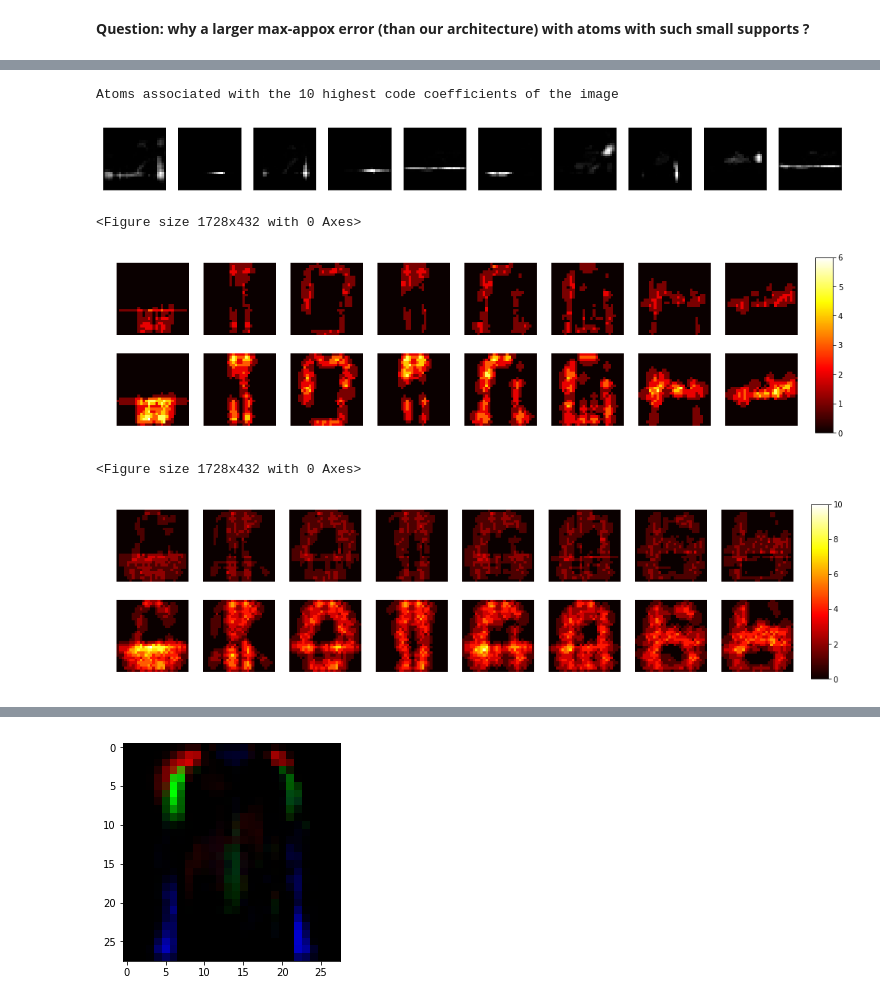
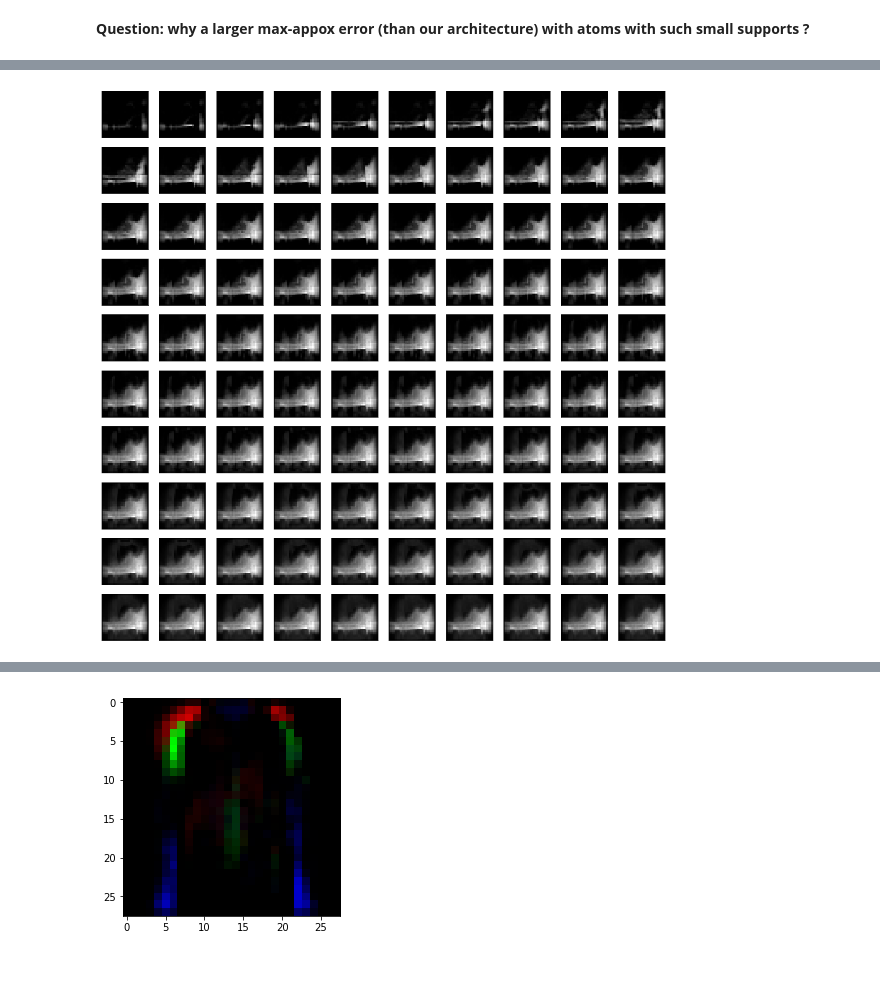
Before and after one commit to PonchonB/Mathematical_Morphologies_And_Deep_Learning, a Jupyter notebook: Notebooks/18_11_07_NNSAE_on_FashionMNIST.ipynb, the cells around one changed output, grey strips where cells are left out. Saved outputs shown, nothing was run; the diff lists cells and outputs as text; code cells hidden in the pictures; blank space fills up the shorter version.

```diff
--- a/Notebooks/18_11_07_NNSAE_on_FashionMNIST.ipynb
+++ b/Notebooks/18_11_07_NNSAE_on_FashionMNIST.ipynb
@@ -94,5 +123,4 @@ def plot_10_most_used_atoms_for_an_image(h_image, atoms):
 # %%
-plot_10_most_used_atoms_for_an_image(h_test[0], atoms)
+atoms_analysis.progressive_reconstruction(h_test[0],atoms, number_of_steps=100)
 # %% [output]
-Atoms associated with the 10 highest code coefficients of the image
-[figure, old version]
+[figure, new version]
@@ -132,10 +126,0 @@ def plot_heat_map_of_overlapping_atoms(h_images, atoms, dilated_atoms=None, numb
-# %%
-plot_heat_map_of_overlapping_atoms_for_four_images(h_test[idx_small][2:10], atoms, dilated_atoms=atoms_dil,number_of_atoms=20 )
-# %% [output]
-<Figure size 1728x432 with 0 Axes>
-[figure, removed]
-# %%
-plot_heat_map_of_overlapping_atoms_for_four_images(h_test[idx_small][2:10], atoms, dilated_atoms=atoms_dil,number_of_atoms=50)
-# %% [output]
-<Figure size 1728x432 with 0 Axes>
-[figure, removed]
```
Also changed, not shown: parts of 51 cells of this notebook, 9 other files.
